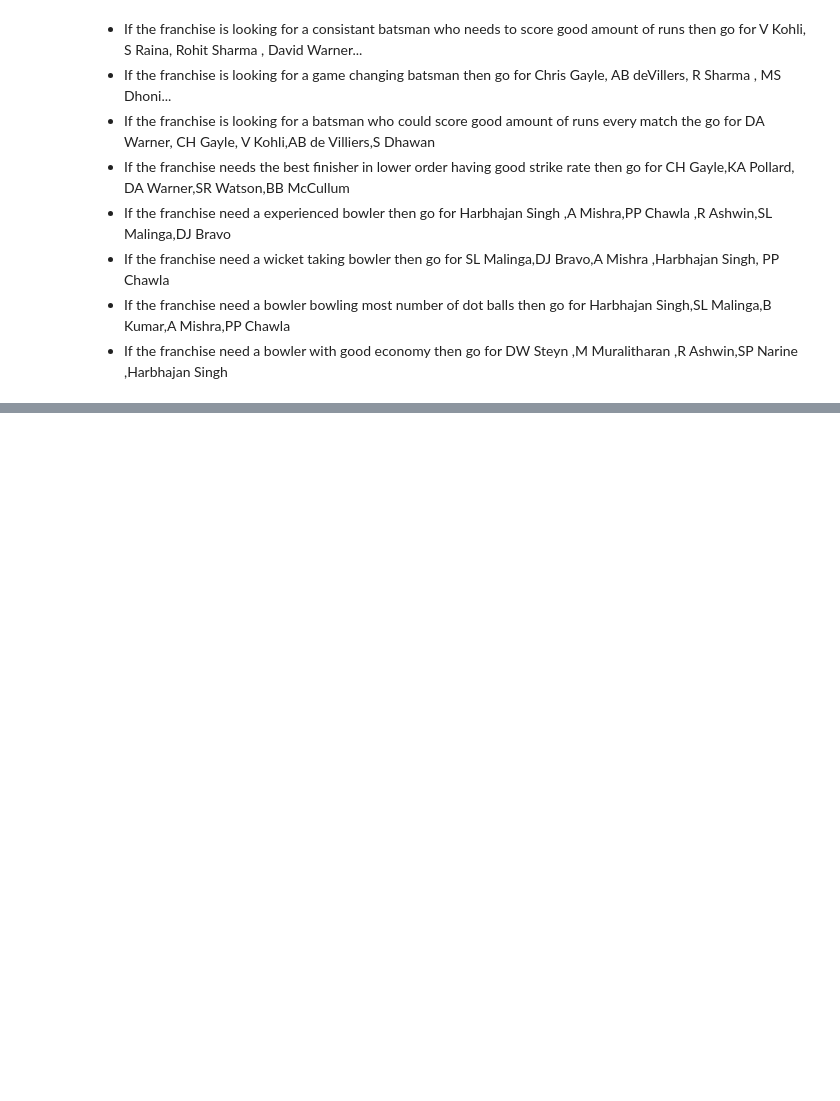
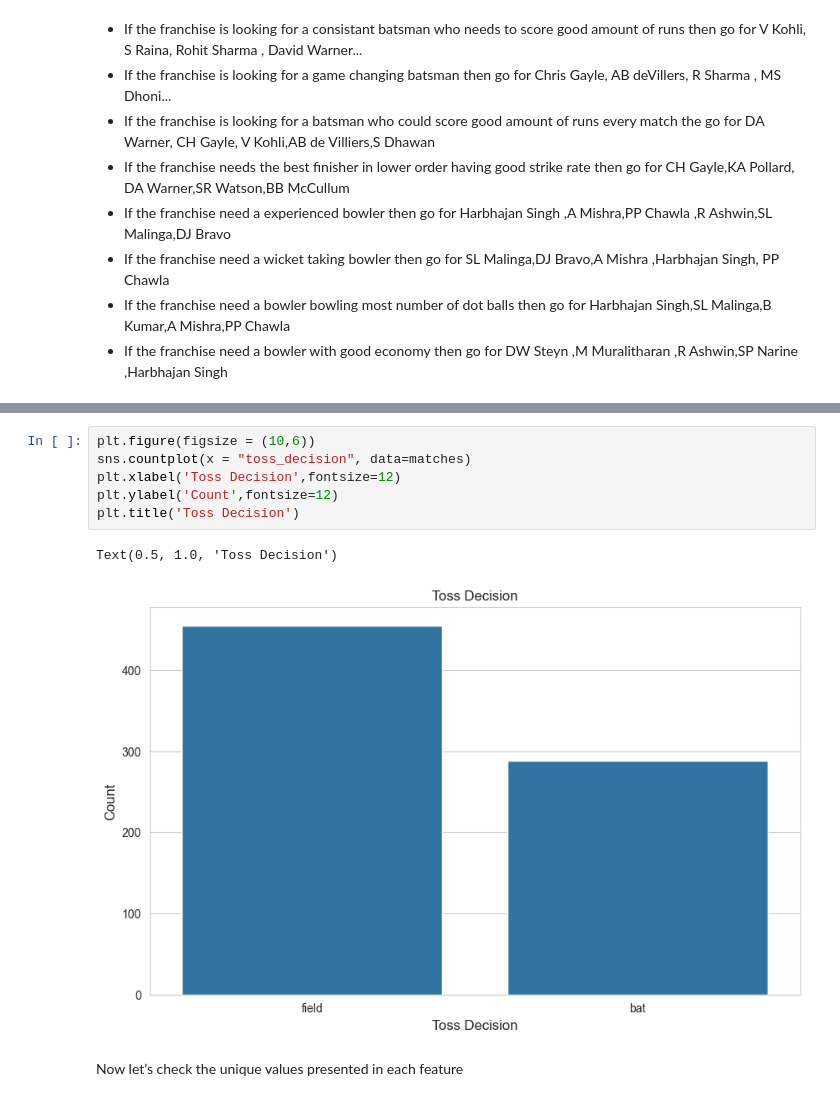
Before and after one commit to Kushal997-das/Project-Guidance, a Jupyter notebook: Machine Learning and Data Science/Advanced/EXPLORATORY DATA ANALYSIS (SPORTS)/Sports.ipynb, the cells around one changed output, grey strips where cells are left out. Saved outputs shown, nothing was run; the diff lists cells and outputs as text; blank space fills up the shorter version.

```diff
--- a/Machine Learning and Data Science/Advanced/EXPLORATORY DATA ANALYSIS (SPORTS)/Sports.ipynb
+++ b/Machine Learning and Data Science/Advanced/EXPLORATORY DATA ANALYSIS (SPORTS)/Sports.ipynb
@@ -667,0 +767,11 @@ best_bowling_strike_rate.head().style.applymap(highlight_cols, subset=pd.IndexSl
+# %%
+plt.figure(figsize = (10,6))
+sns.countplot(x = "toss_decision", data=matches)
+plt.xlabel('Toss Decision',fontsize=12)
+plt.ylabel('Count',fontsize=12)
+plt.title('Toss Decision')
+# %% [output]
+Text(0.5, 1.0, 'Toss Decision')
+[figure, added]
+# %% [markdown]
+Now let’s check the unique values presented in each feature
```
Also changed, not shown: parts of 41 cells of this notebook.
